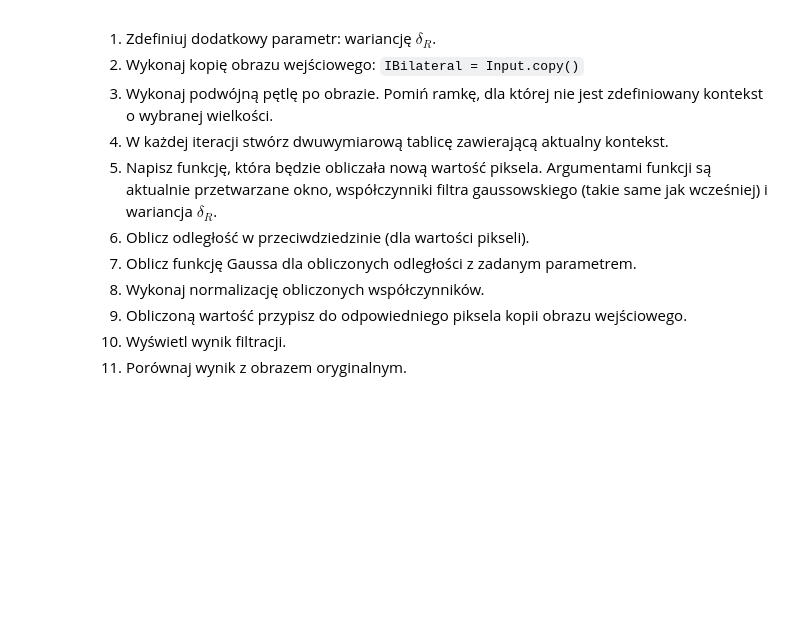
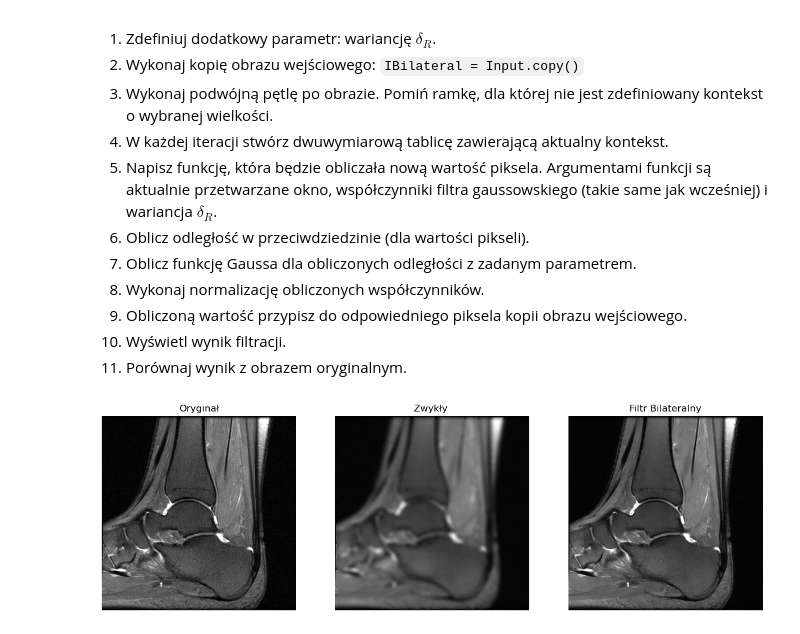
Before and after one commit to Igur7/vision_systems, a Jupyter notebook: lab7/L07_bilateral.ipynb, the cells around one changed output. Cells and saved outputs as stored; diff of their text form; code cells hidden in the pictures; blank space fills up the shorter version.

```diff
--- a/lab7/L07_bilateral.ipynb
+++ b/lab7/L07_bilateral.ipynb
@@ -189,3 +200,54 @@ Argumentami funkcji są aktualnie przetwarzane okno, współczynniki filtra gaus
 10. Obliczoną wartość przypisz do odpowiedniego piksela kopii obrazu wejściowego.
 11. Wyświetl wynik filtracji.
 12. Porównaj wynik z obrazem oryginalnym.
+# %%
+sigma_s = 5.0
+sigma_r = 8
+size  = 15
+half = size // 2
+gauss = gaussian_kernel(size, sigma_s)
+
+IBilateral = Input.copy().astype('float32')
+rows, cols = Input.shape
+
+def calculate_pixel(window, spatial_kernel, sigma_r):
+    center = window.shape[0] // 2
+    pixel_center = window[center, center]
+
+    diff = window.astype(float) - float(pixel_center)
+
+    range_kernel = np.exp(-(diff ** 2) / (2 * sigma_r ** 2))
+
+    kernel = spatial_kernel * range_kernel
+
+    kernel /= np.sum(kernel)
+
+    return np.sum(window * kernel)
+
+for i in range(half, rows - half):
+    for j in range(half, cols - half):
+        context = Input[i - half : i + half + 1, j - half : j + half + 1]
+        IBilateral[i, j] = calculate_pixel(context, gauss, sigma_r)
+
+IBilateral = np.uint8(IBilateral)
+
+plt.figure(figsize=(15, 5))
+
+plt.subplot(1, 3, 1)
+plt.imshow(Input, cmap='gray')
+plt.title("Oryginał")
+plt.axis('off')
+
+plt.subplot(1, 3, 2)
+plt.imshow(IConv, cmap='gray')
+plt.title("Zwykły ")
+plt.axis('off')
+
+plt.subplot(1, 3, 3)
+plt.imshow(IBilateral, cmap='gray')
+plt.title("Filtr Bilateralny")
+plt.axis('off')
+
+plt.show()
+# %% [output]
+[figure, added]
```
Also changed, not shown: parts of 3 cells of this notebook.
